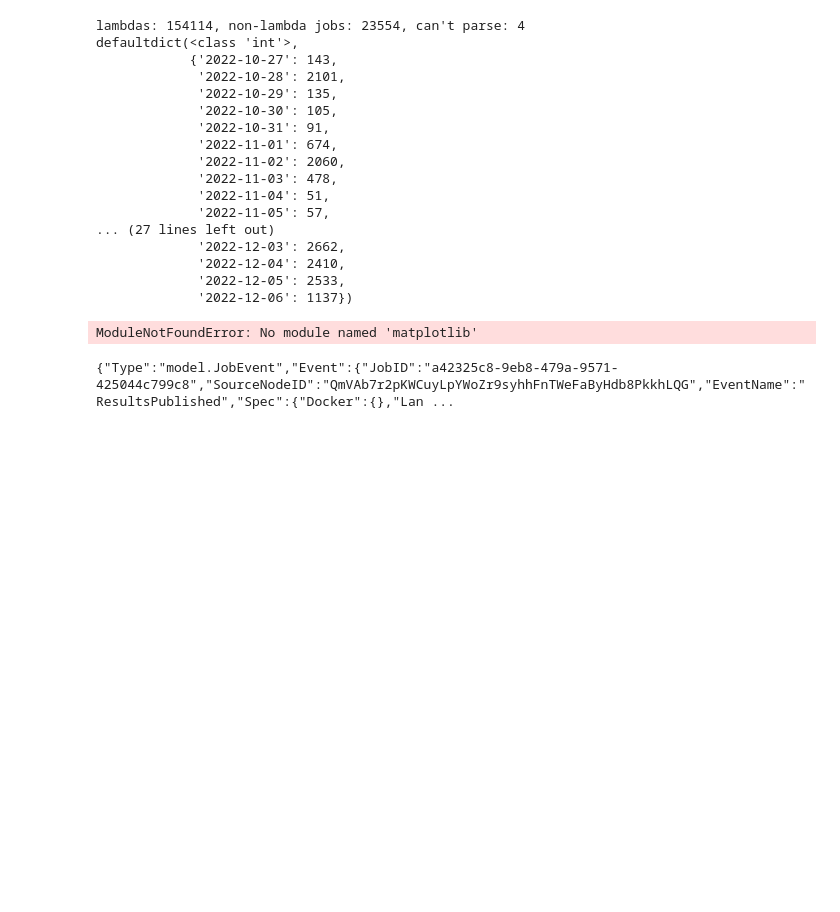
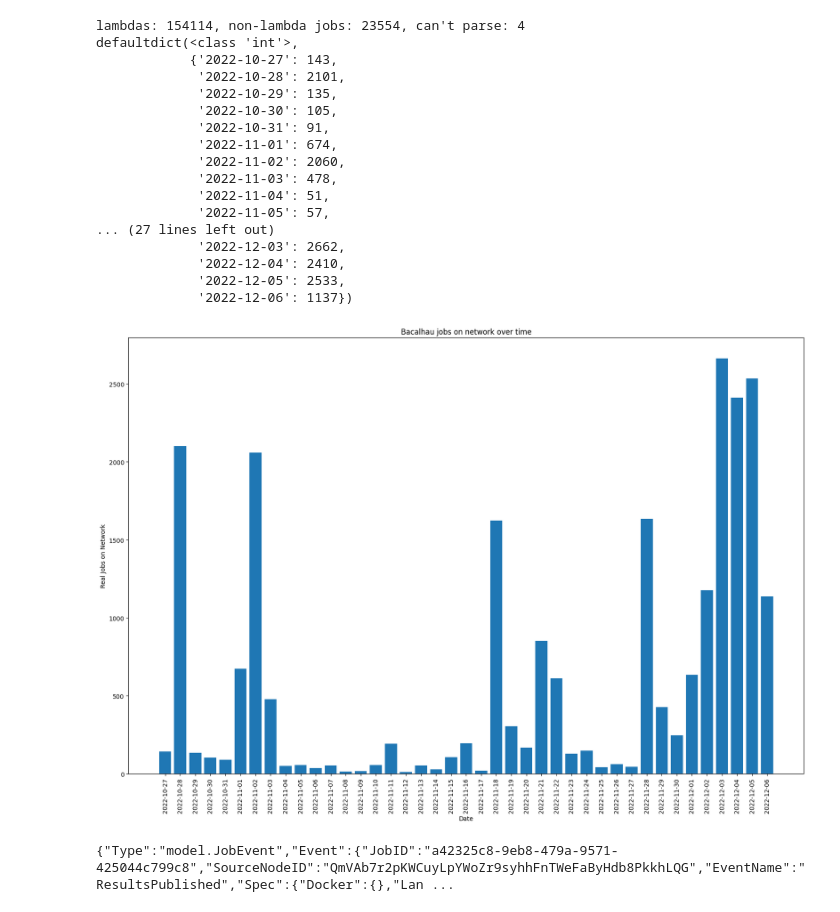
Before and after one commit to lukemarsden/bacalhau-analysis-thinger, a Jupyter notebook: analysis.ipynb, the cells around one changed output. Drawn from its saved outputs; the diff is of its cells as text; code cells hidden in the pictures; blank space fills up the shorter version.

Commit message:
jobs per day graph

```diff
--- a/analysis.ipynb
+++ b/analysis.ipynb
@@ -65,9 +66,18 @@ defaultdict(<class 'int'>,
              '2022-12-06': 1137})
 # %%
 import matplotlib.pyplot as plt
+plt.rcParams["figure.figsize"] = (20,13)
 %matplotlib inline
-# %% [output]
-ModuleNotFoundError: No module named 'matplotlib'
+# %%
+plt.bar(range(len(days)), list(days.values()), align='center')
+plt.xticks(range(len(days)), list(days.keys()))
+plt.xticks(rotation=90)
+plt.xlabel("Date")
+plt.ylabel("Real Jobs on Network")
+plt.title("Bacalhau jobs on network over time")
+plt.show()
+# %% [output]
+[figure, added]
 # %%
 !tail -n 1 events-0.json
 # %% [output]
```
Also changed, not shown: parts of 3 cells of this notebook.
